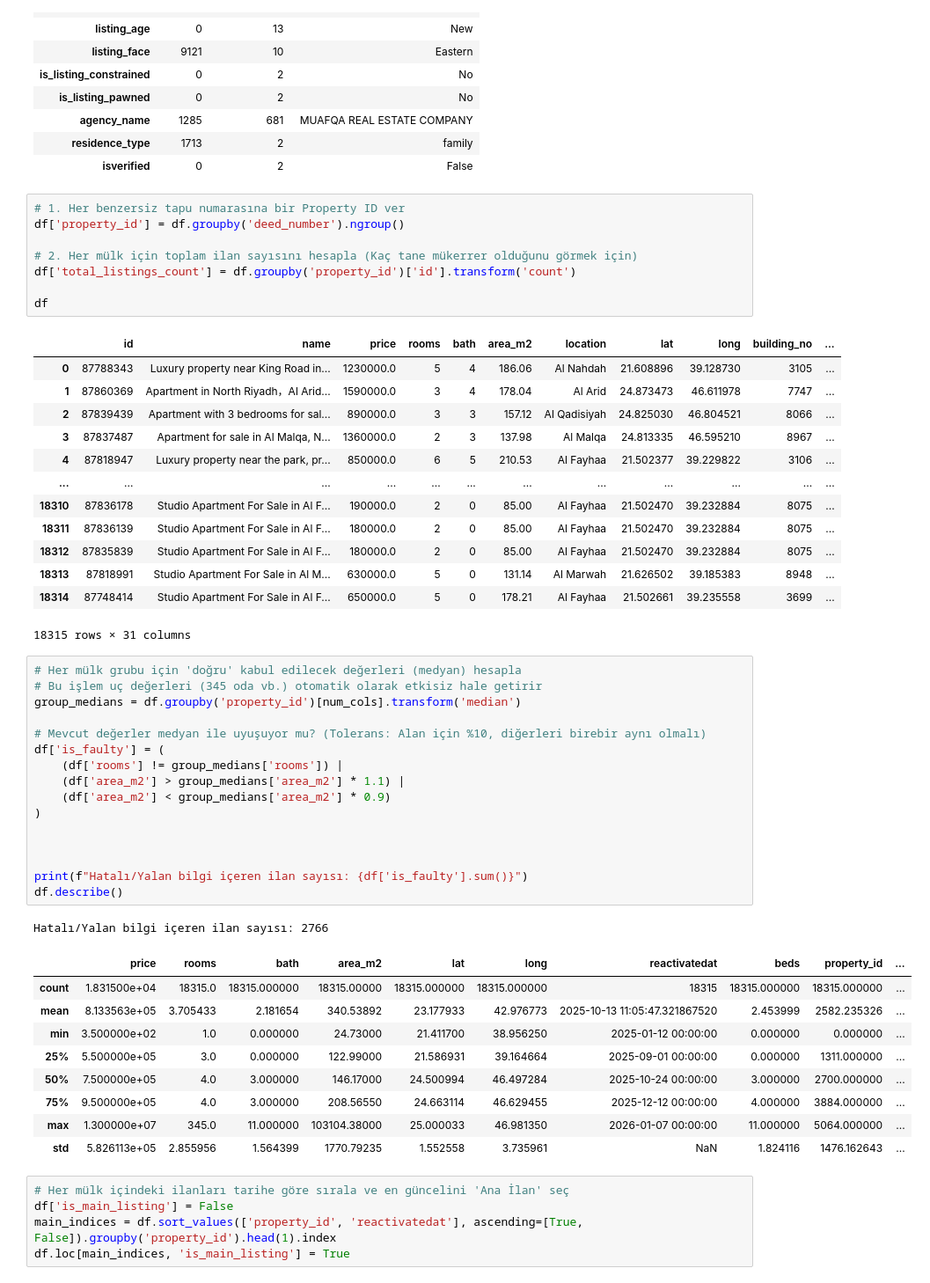
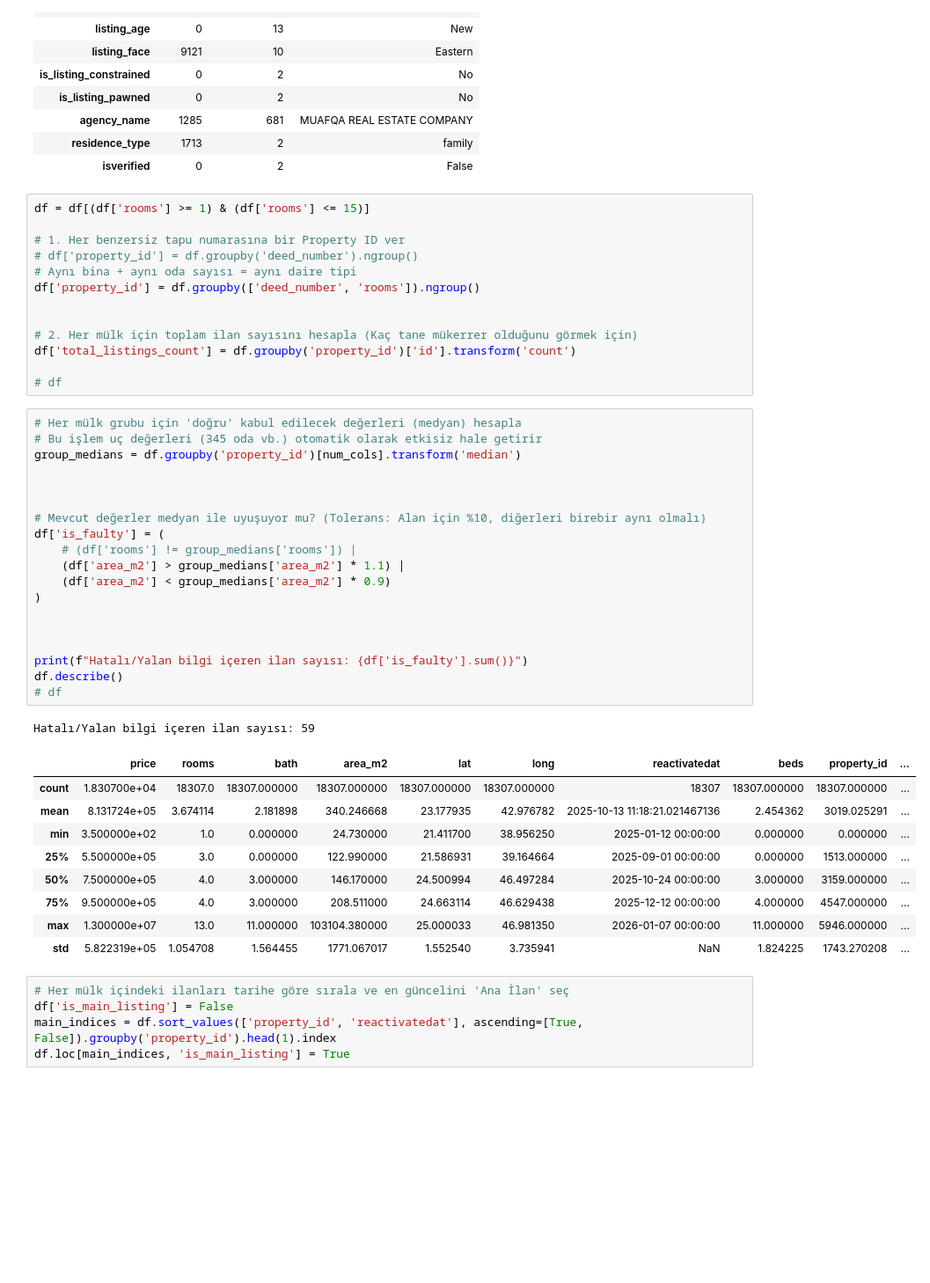
Before and after one commit to FARADTechnologies/Deep-Neural-Market-Forecasting-Engine, a Jupyter notebook: analiz.ipynb, the cells around one changed output. Shown at 88% size. Saved outputs shown, nothing was run; the diff lists cells and outputs as text; blank space fills up the shorter version.

```diff
--- a/analiz.ipynb
+++ b/analiz.ipynb
@@ -135,54 +143,48 @@ cat_summary
 | residence_type | 1713 | 2 | family |
 | isverified | 0 | 2 | False |
 # %%
+df = df[(df['rooms'] >= 1) & (df['rooms'] <= 15)]
+
 # 1. Her benzersiz tapu numarasına bir Property ID ver
-df['property_id'] = df.groupby('deed_number').ngroup()
+# df['property_id'] = df.groupby('deed_number').ngroup()
+# Aynı bina + aynı oda sayısı = aynı daire tipi
+df['property_id'] = df.groupby(['deed_number', 'rooms']).ngroup()
+
 
 # 2. Her mülk için toplam ilan sayısını hesapla (Kaç tane mükerrer olduğunu görmek için)
 df['total_listings_count'] = df.groupby('property_id')['id'].transform('count')
 
-df
+# df
-# %% [output]
-|  | id | name | price | rooms | bath | area_m2 | location | lat | long | building_no | ... |
-| 0 | 87788343 | Luxury property near King Road in... | 1230000.0 | 5 | 4 | 186.06 | Al Nahdah | 21.608896 | 39.128730 | 3105 | ... |
-| 1 | 87860369 | Apartment in North Riyadh，Al Arid... | 1590000.0 | 3 | 4 | 178.04 | Al Arid | 24.873473 | 46.611978 | 7747 | ... |
-| 2 | 87839439 | Apartment with 3 bedrooms for sal... | 890000.0 | 3 | 3 | 157.12 | Al Qadisiyah | 24.825030 | 46.804521 | 8066 | ... |
-| 3 | 87837487 | Apartment for sale in Al Malqa, N... | 1360000.0 | 2 | 3 | 137.98 | Al Malqa | 24.813335 | 46.595210 | 8967 | ... |
-| 4 | 87818947 | Luxury property near the park, pr... | 850000.0 | 6 | 5 | 210.53 | Al Fayhaa | 21.502377 | 39.229822 | 3106 | ... |
-| ... | ... | ... | ... | ... | ... | ... | ... | ... | ... | ... | ... |
-| 18310 | 87836178 | Studio Apartment For Sale in Al F... | 190000.0 | 2 | 0 | 85.00 | Al Fayhaa | 21.502470 | 39.232884 | 8075 | ... |
-| 18311 | 87836139 | Studio Apartment For Sale in Al F... | 180000.0 | 2 | 0 | 85.00 | Al Fayhaa | 21.502470 | 39.232884 | 8075 | ... |
-| 18312 | 87835839 | Studio Apartment For Sale in Al F... | 180000.0 | 2 | 0 | 85.00 | Al Fayhaa | 21.502470 | 39.232884 | 8075 | ... |
-| 18313 | 87818991 | Studio Apartment For Sale in Al M... | 630000.0 | 5 | 0 | 131.14 | Al Marwah | 21.626502 | 39.185383 | 8948 | ... |
-| 18314 | 87748414 | Studio Apartment For Sale in Al F... | 650000.0 | 5 | 0 | 178.21 | Al Fayhaa | 21.502661 | 39.235558 | 3699 | ... |
-18315 rows × 31 columns
 # %%
 # Her mülk grubu için 'doğru' kabul edilecek değerleri (medyan) hesapla
 # Bu işlem uç değerleri (345 oda vb.) otomatik olarak etkisiz hale getirir
 group_medians = df.groupby('property_id')[num_cols].transform('median')
 
+
+
 # Mevcut değerler medyan ile uyuşuyor mu? (Tolerans: Alan için %10, diğerleri birebir aynı olmalı)
 df['is_faulty'] = (
-    (df['rooms'] != group_medians['rooms']) |
+    # (df['rooms'] != group_medians['rooms']) |
     (df['area_m2'] > group_medians['area_m2'] * 1.1) |
     (df['area_m2'] < group_medians['area_m2'] * 0.9)
 )
 
 
 
 print(f"Hatalı/Yalan bilgi içeren ilan sayısı: {df['is_faulty'].sum()}")
 df.describe()
+# df
 # %% [output]
-Hatalı/Yalan bilgi içeren ilan sayısı: 2766
+Hatalı/Yalan bilgi içeren ilan sayısı: 59
 |  | price | rooms | bath | area_m2 | lat | long | reactivatedat | beds | property_id | ... |
-| count | 1.831500e+04 | 18315.0 | 18315.000000 | 18315.00000 | 18315.000000 | 18315.000000 | 18315 | 18315.000000 | 18315.000000 | ... |
-| mean | 8.133563e+05 | 3.705433 | 2.181654 | 340.53892 | 23.177933 | 42.976773 | 2025-10-13 11:05:47.321867520 | 2.453999 | 2582.235326 | ... |
-| min | 3.500000e+02 | 1.0 | 0.000000 | 24.73000 | 21.411700 | 38.956250 | 2025-01-12 00:00:00 | 0.000000 | 0.000000 | ... |
-| 25% | 5.500000e+05 | 3.0 | 0.000000 | 122.99000 | 21.586931 | 39.164664 | 2025-09-01 00:00:00 | 0.000000 | 1311.000000 | ... |
-| 50% | 7.500000e+05 | 4.0 | 3.000000 | 146.17000 | 24.500994 | 46.497284 | 2025-10-24 00:00:00 | 3.000000 | 2700.000000 | ... |
-| 75% | 9.500000e+05 | 4.0 | 3.000000 | 208.56550 | 24.663114 | 46.629455 | 2025-12-12 00:00:00 | 4.000000 | 3884.000000 | ... |
-| max | 1.300000e+07 | 345.0 | 11.000000 | 103104.38000 | 25.000033 | 46.981350 | 2026-01-07 00:00:00 | 11.000000 | 5064.000000 | ... |
-| std | 5.826113e+05 | 2.855956 | 1.564399 | 1770.79235 | 1.552558 | 3.735961 | NaN | 1.824116 | 1476.162643 | ... |
+| count | 1.830700e+04 | 18307.0 | 18307.000000 | 18307.000000 | 18307.000000 | 18307.000000 | 18307 | 18307.000000 | 18307.000000 | ... |
+| mean | 8.131724e+05 | 3.674114 | 2.181898 | 340.246668 | 23.177935 | 42.976782 | 2025-10-13 11:18:21.021467136 | 2.454362 | 3019.025291 | ... |
+| min | 3.500000e+02 | 1.0 | 0.000000 | 24.730000 | 21.411700 | 38.956250 | 2025-01-12 00:00:00 | 0.000000 | 0.000000 | ... |
+| 25% | 5.500000e+05 | 3.0 | 0.000000 | 122.990000 | 21.586931 | 39.164664 | 2025-09-01 00:00:00 | 0.000000 | 1513.000000 | ... |
+| 50% | 7.500000e+05 | 4.0 | 3.000000 | 146.170000 | 24.500994 | 46.497284 | 2025-10-24 00:00:00 | 3.000000 | 3159.000000 | ... |
+| 75% | 9.500000e+05 | 4.0 | 3.000000 | 208.511000 | 24.663114 | 46.629438 | 2025-12-12 00:00:00 | 4.000000 | 4547.000000 | ... |
+| max | 1.300000e+07 | 13.0 | 11.000000 | 103104.380000 | 25.000033 | 46.981350 | 2026-01-07 00:00:00 | 11.000000 | 5946.000000 | ... |
+| std | 5.822319e+05 | 1.054708 | 1.564455 | 1771.067017 | 1.552540 | 3.735941 | NaN | 1.824225 | 1743.270208 | ... |
 # %%
 # Her mülk içindeki ilanları tarihe göre sırala ve en güncelini 'Ana İlan' seç
 df['is_main_listing'] = False
```
Also changed, not shown: parts of 8 cells of this notebook, 2 other files.
